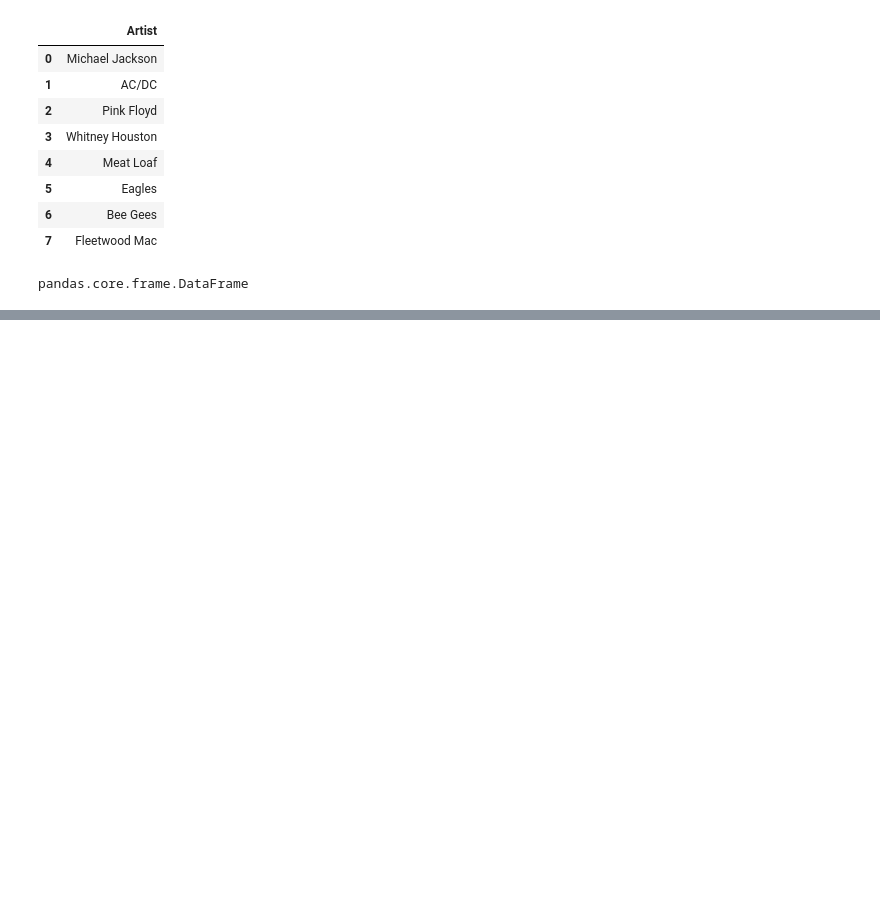
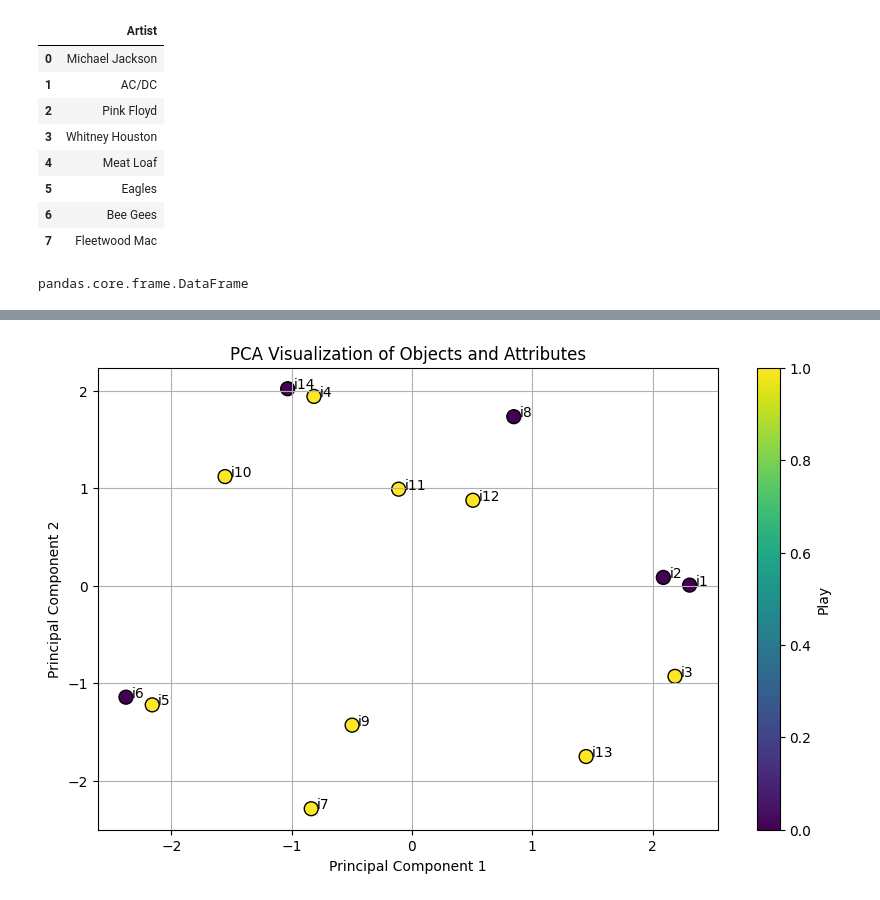
Before and after one commit to bedoo96/Python-for-Data-Science-AI-Dev-IBM-, a Jupyter notebook: Module 4/Pandas.ipynb, the cells around one changed output, grey strips where cells are left out. Drawn from its saved outputs; the diff is of its cells as text; code cells hidden in the pictures; blank space fills up the shorter version.

```diff
--- a/Module 4/Pandas.ipynb
+++ b/Module 4/Pandas.ipynb
@@ -226,0 +274,22 @@ pandas.core.frame.DataFrame
+# %%
+# Standardize the data
+scaler = StandardScaler()
+X_scaled = scaler.fit_transform(X)
+
+# Apply PCA
+pca = PCA(n_components=2)
+X_pca = pca.fit_transform(X_scaled)
+
+# Visualize the PCA result
+plt.figure(figsize=(10, 6))
+plt.scatter(X_pca[:, 0], X_pca[:, 1], c=y, cmap='viridis', s=100, edgecolors='k')
+for i, obj in enumerate(df.index):
+    plt.text(X_pca[i, 0] + 0.05, X_pca[i, 1], obj)
+plt.title('PCA Visualization of Objects and Attributes')
+plt.xlabel('Principal Component 1')
+plt.ylabel('Principal Component 2')
+plt.colorbar(label='Play')
+plt.grid()
+plt.show()
+# %% [output]
+[figure, added]
```
Also changed, not shown: parts of 4 cells of this notebook, 7 other files.
